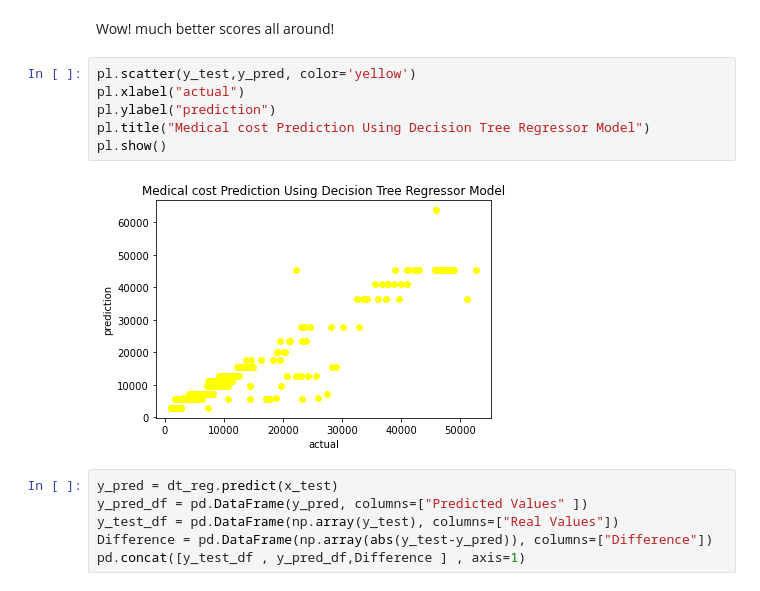
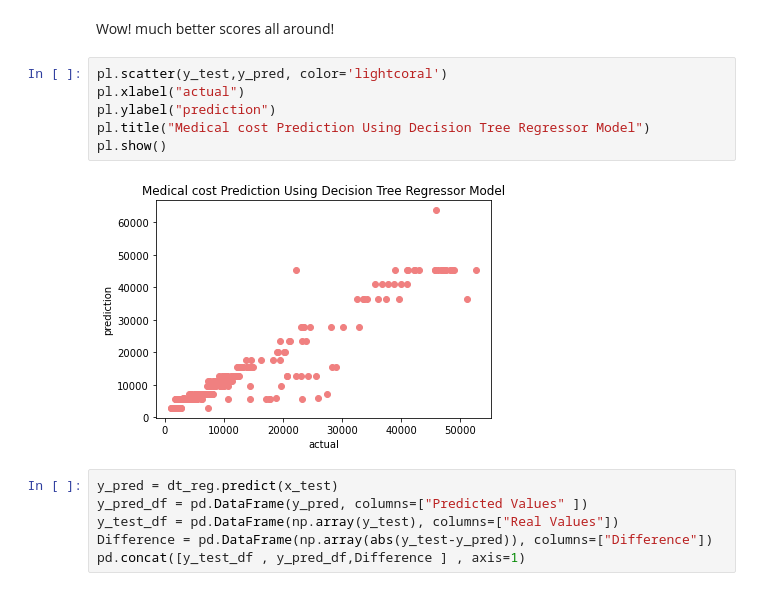
Before and after one commit to ShauliTaragin/ML-Sem1-Assignment, a Jupyter notebook: Regression Task.ipynb, the cells around one changed output. Saved outputs shown, nothing was run; the diff lists cells and outputs as text.

```diff
--- a/Regression Task.ipynb
+++ b/Regression Task.ipynb
@@ -327,13 +332,13 @@ R-Squared score:  0.8580774806287019
 # %% [markdown]
 Wow! much better scores all around!
 # %%
-pl.scatter(y_test,y_pred, color='yellow')
+pl.scatter(y_test,y_pred, color='lightcoral')
 pl.xlabel("actual")
 pl.ylabel("prediction")
 pl.title("Medical cost Prediction Using Decision Tree Regressor Model")
 pl.show()
 # %% [output]
-[figure, old version]
+[figure, new version]
 # %%
 y_pred = dt_reg.predict(x_test)
 y_pred_df = pd.DataFrame(y_pred, columns=["Predicted Values" ])
```
Also changed, not shown: parts of 16 cells of this notebook.
